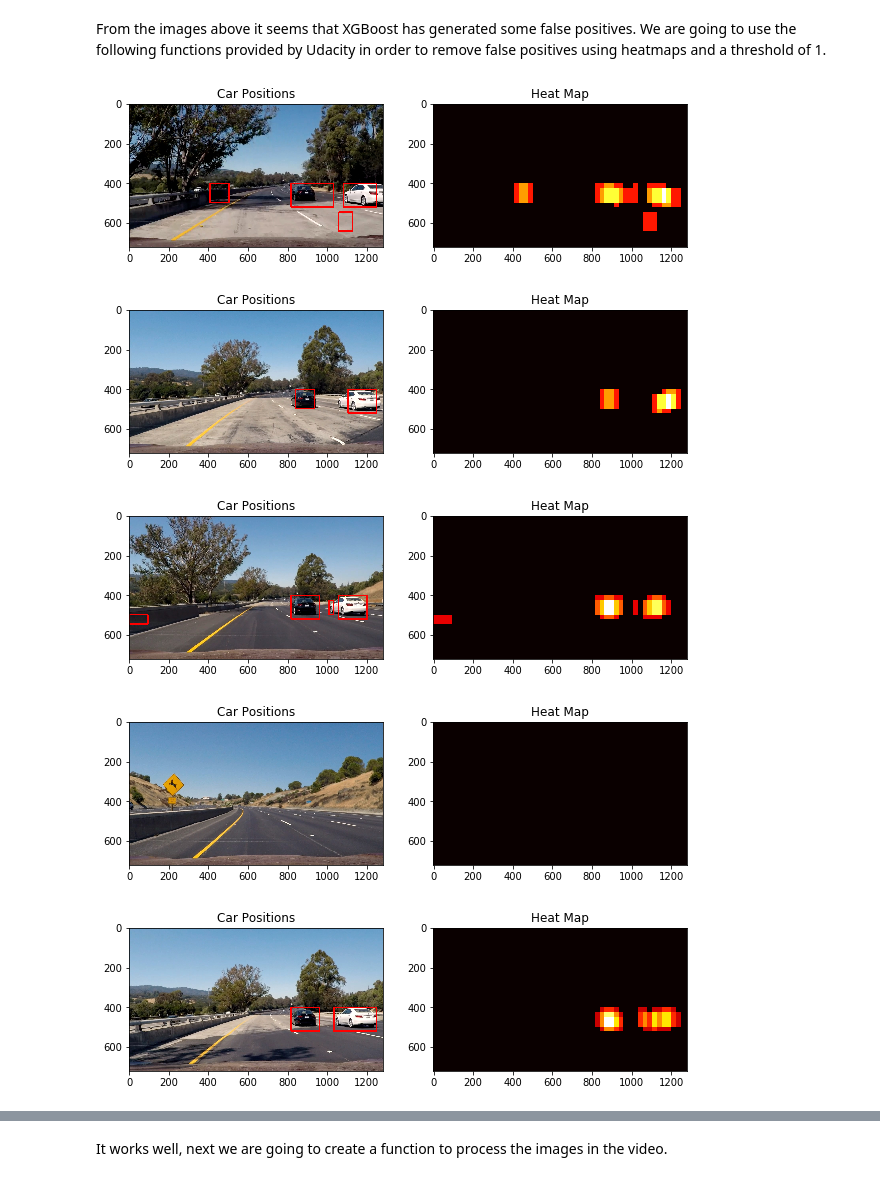
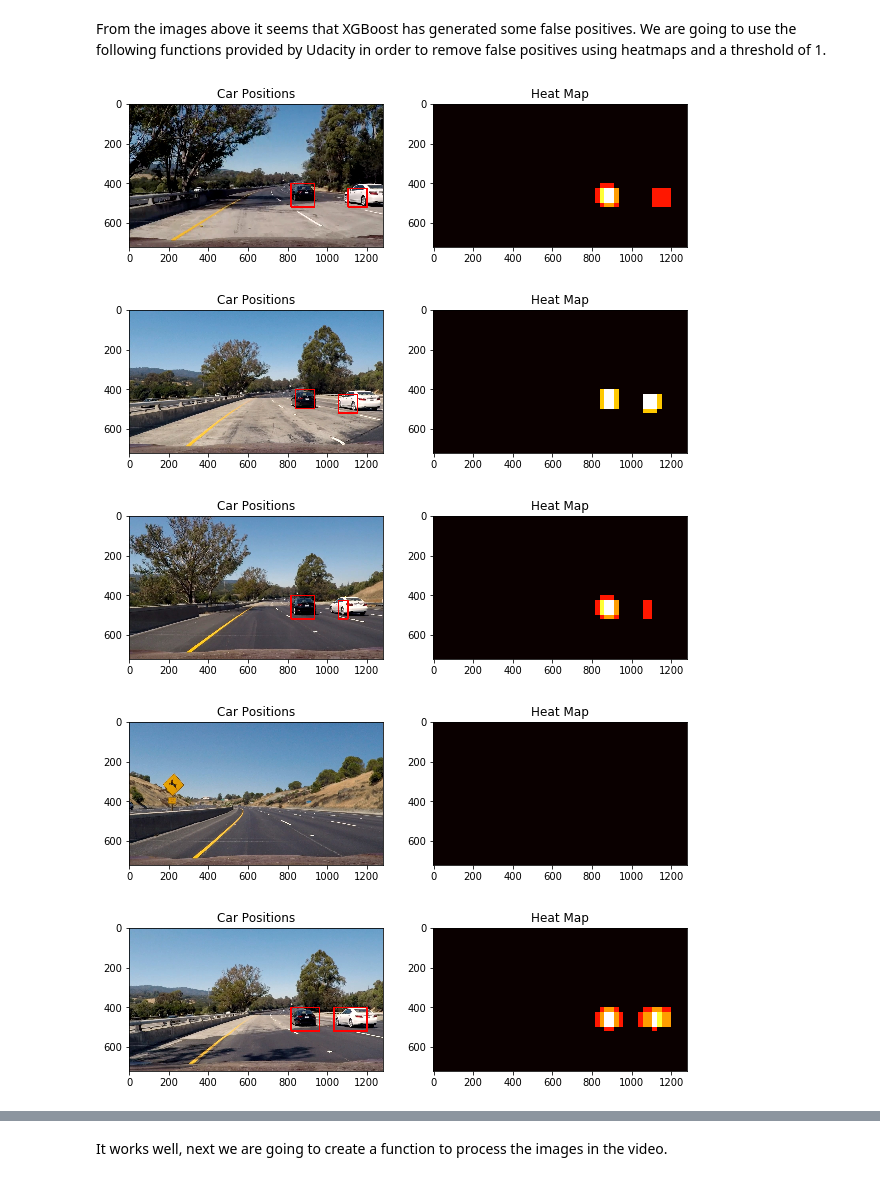
Before and after one commit to ricardoues/CarND-Vehicle-Detection, a Jupyter notebook: P5.ipynb, the cells around one changed output, grey strips where cells are left out. Drawn from its saved outputs; the diff is of its cells as text; code cells hidden in the pictures.

```diff
--- a/P5.ipynb
+++ b/P5.ipynb
@@ -284,9 +371,19 @@ https://stackoverflow.com/questions/42952672/build-pandas-data-frame-from-list-o
 start = 1
 end = len(X) + 1
 names1 = ['%d' % i for i in range(start, end, 1)]
-X = pd.DataFrame.from_items(zip(names1, X))
 
-X = X.T
+X1 = pd.DataFrame.from_items(zip(names1, X))
+X2 = pd.DataFrame.from_items(zip(names1, color_hist_))
+
+X1 = X1.T
+X2 = X2.T
+
+
+X = pd.concat([X1, X2], axis=1)
+
+del X1
+del X2
+del color_hist_
 # %%
 # We are going to sep up the name of the columns.
 
@@ -339,7 +436,7 @@ vals = X.ix[:, :].values
 X_scaler = StandardScaler().fit(vals)
 vals_std = X_scaler.transform(vals)
 
-sklearn_pca = PCA(n_components = 300)
+sklearn_pca = PCA(n_components = 750)
 sklearn_pca.fit(vals_std)
 vals_pca = sklearn_pca.transform(vals_std)
 # %%
@@ -537,0 +637,3 @@ From the above summary on the test dataset, we concluded that the model works ve
+# %%
+xg_cl = xgb.XGBClassifier(objective='binary:logistic', n_estimators=50, colsample_bytree = 0.7, max_depth = 10, seed=123 )
+xg_cl.fit(vals_pca, y)
@@ -626,8 +767,10 @@ for file_image in images:
     pix_per_cell = 8
     cell_per_block = 2
     orient = 9
+    hist_bins = 32
 
-    out_img, bbox_list = find_cars(img, ystart, ystop, scale, orient, pix_per_cell, cell_per_block)
+
+    out_img, bbox_list = find_cars(img, ystart, ystop, scale, orient, pix_per_cell, cell_per_block, hist_bins)
 
 
     plt.subplot(121)
@@ -696,39 +839,41 @@ for file_image in images:
     scale = 1.5
 
     pix_per_cell = 8
     cell_per_block = 2
     orient = 9
+    hist_bins = 32
 
-    out_img, bbox_list = find_cars(img, ystart, ystop, scale, orient, pix_per_cell, cell_per_block)
+    out_img, bbox_list = find_cars(img, ystart, ystop, scale, orient, pix_per_cell, cell_per_block, hist_bins)
 
     heat = np.zeros_like(out_img[:,:,0]).astype(np.float)
 
     # Add heat to each box in box list
     heat = add_heat(heat,bbox_list)
+
 
     # Apply threshold to help remove false positives
     heat = apply_threshold(heat,1)
 
     # Visualize the heatmap when displaying
     heatmap = np.clip(heat, 0, 255)
 
     # Find final boxes from heatmap using label function
     labels = label(heatmap)
     draw_img = draw_labeled_bboxes(np.copy(img), labels)
 
     plt.subplot(121)
     plt.imshow(cv2.cvtColor(draw_img, cv2.COLOR_BGR2RGB))
     plt.title('Car Positions')
     plt.subplot(122)
     plt.imshow(heatmap, cmap='hot')
     plt.title('Heat Map')
     plt.show()
 # %% [output]
-[figure, old version]
+[figure, new version]
-[figure, old version]
+[figure, new version]
-[figure, old version]
+[figure, new version]
 [figure]
-[figure, old version]
+[figure, new version]
 [figure]
 # %% [markdown]
 It works well, next we are going to create a function to process the images in the video.
```
Also changed, not shown: parts of 31 cells of this notebook.
